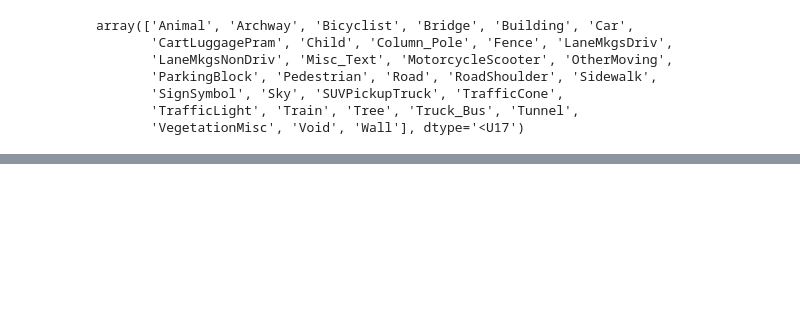
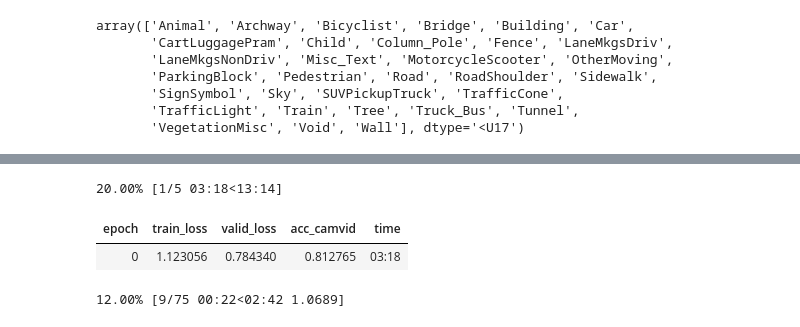
Before and after one commit to Aravinda89/multi_label_classification, a Jupyter notebook: Image_Segmentation.ipynb, the cells around one changed output, grey strips where cells are left out. Saved outputs shown, nothing was run; the diff lists cells and outputs as text; code cells hidden in the pictures; blank space fills up the shorter version.

```diff
--- a/Image_Segmentation.ipynb
+++ b/Image_Segmentation.ipynb
@@ -147,0 +244,7 @@ def FileSplitter(fname):
+# %%
+learn.fit_flat_cos(5, slice(2.29e-03))
+# %% [output]
+20.00% [1/5 03:18<13:14]
+| epoch | train_loss | valid_loss | acc_camvid | time |
+| 0 | 1.123056 | 0.784340 | 0.812765 | 03:18 |
+12.00% [9/75 00:22<02:42 1.0689]
```
Also changed, not shown: parts of 26 cells of this notebook.
